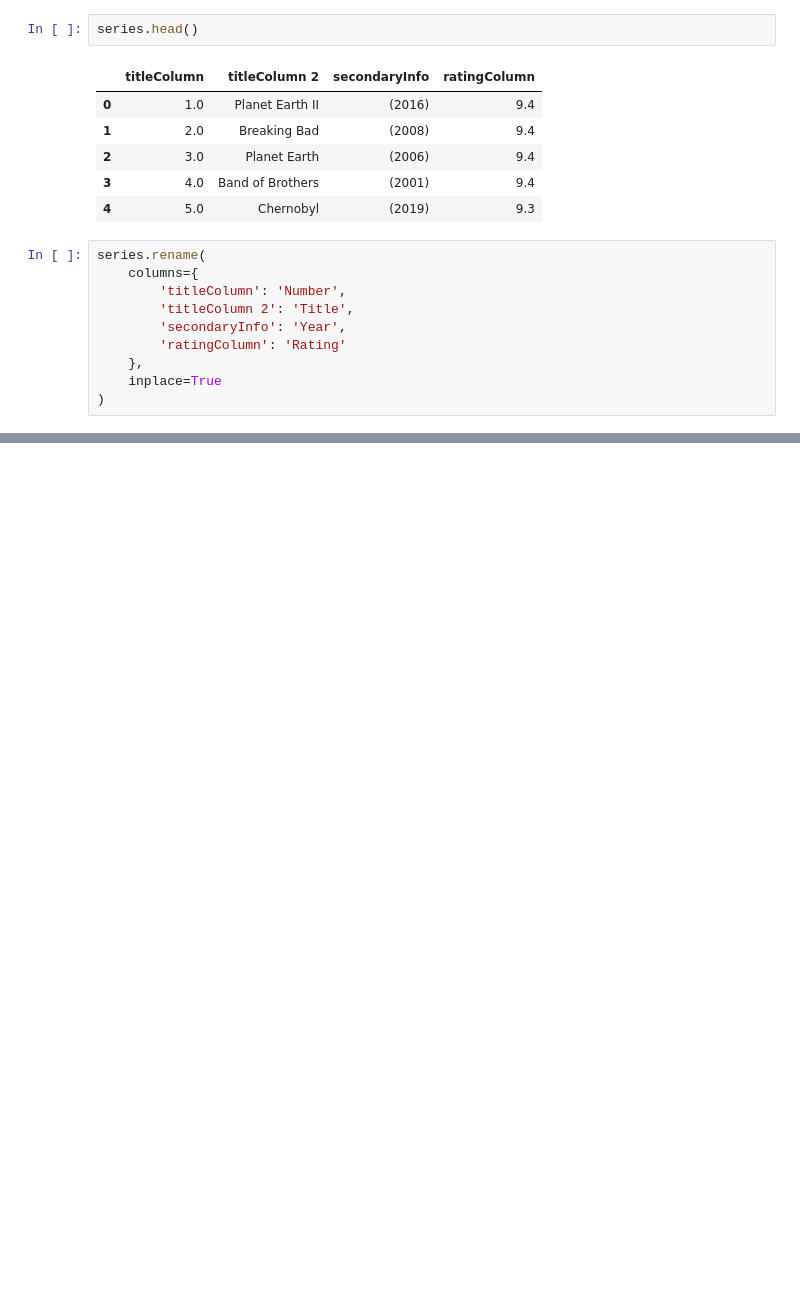
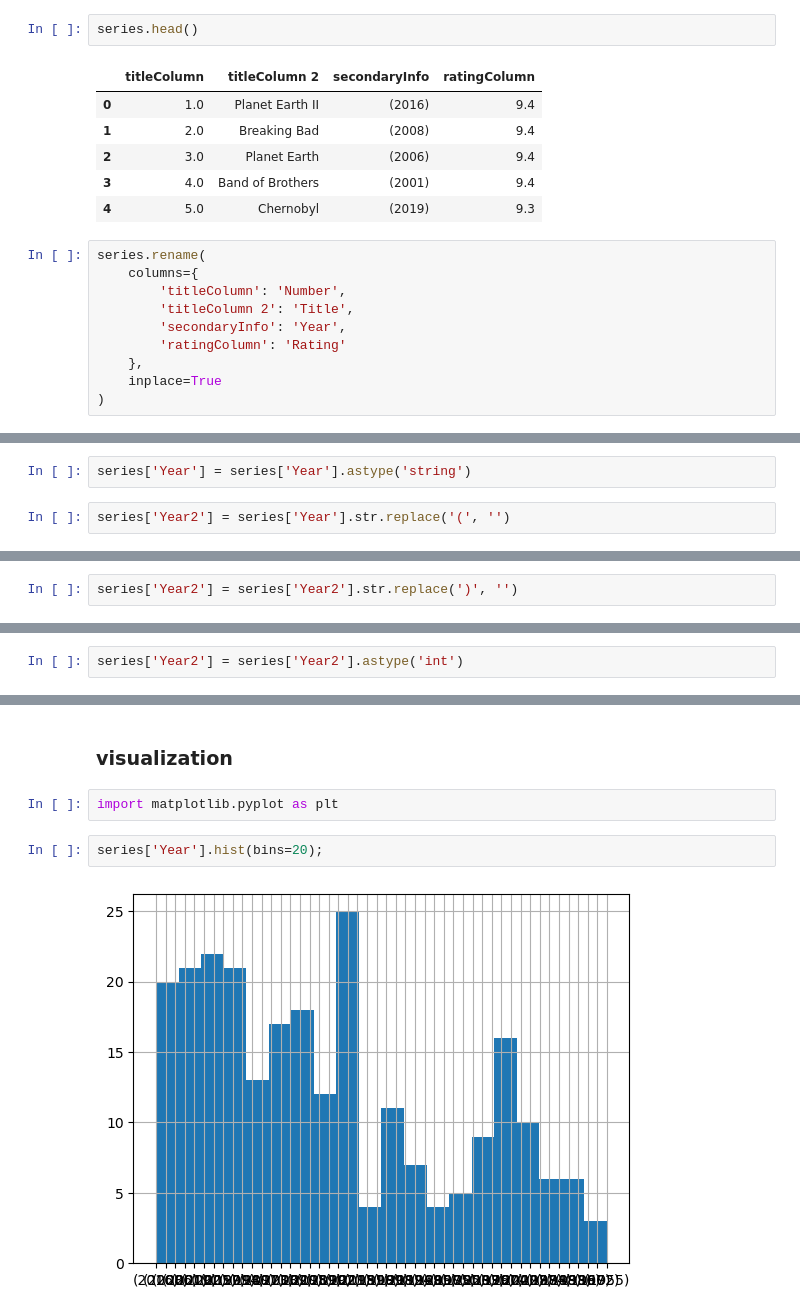
Before and after one commit to vvltoria/imdb_preprocessing, a Jupyter notebook: preprocessing.ipynb, the cells around one changed output, grey strips where cells are left out. Drawn from its saved outputs; the diff is of its cells as text; blank space fills up the shorter version.

```diff
--- a/preprocessing.ipynb
+++ b/preprocessing.ipynb
@@ -98,0 +108,4 @@ series.rename(
+# %%
+series['Year'] = series['Year'].astype('string')
+# %%
+series['Year2'] = series['Year'].str.replace('(', '')
@@ -98,0 +121,2 @@ series.rename(
+# %%
+series['Year2'] = series['Year2'].str.replace(')', '')
@@ -98,0 +132,2 @@ series.rename(
+# %%
+series['Year2'] = series['Year2'].astype('int')
@@ -98,0 +149,8 @@ series.rename(
+# %% [markdown]
+### visualization
+# %%
+import matplotlib.pyplot as plt
+# %%
+series['Year'].hist(bins=20);
+# %% [output]
+[figure, added]
```
Also changed, not shown: parts of 6 cells of this notebook.
